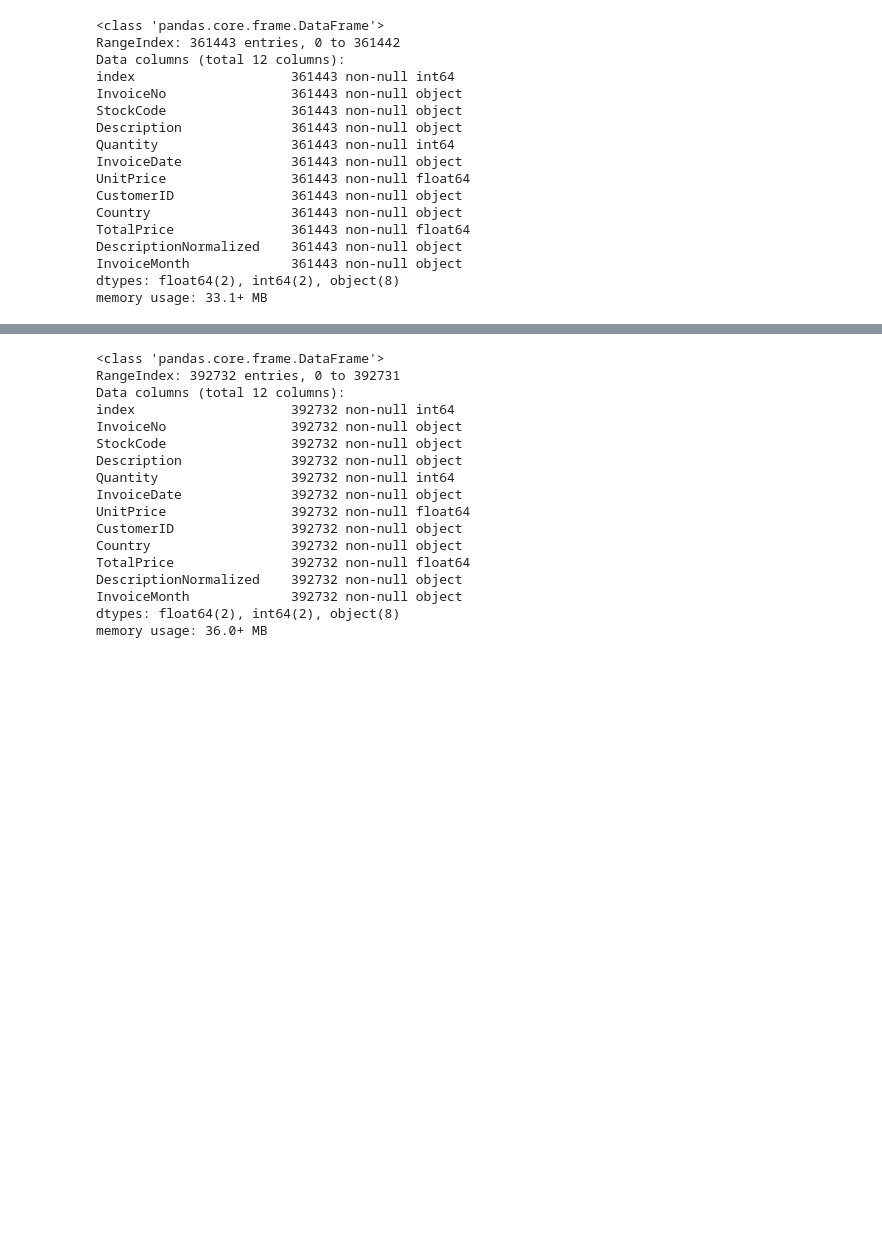
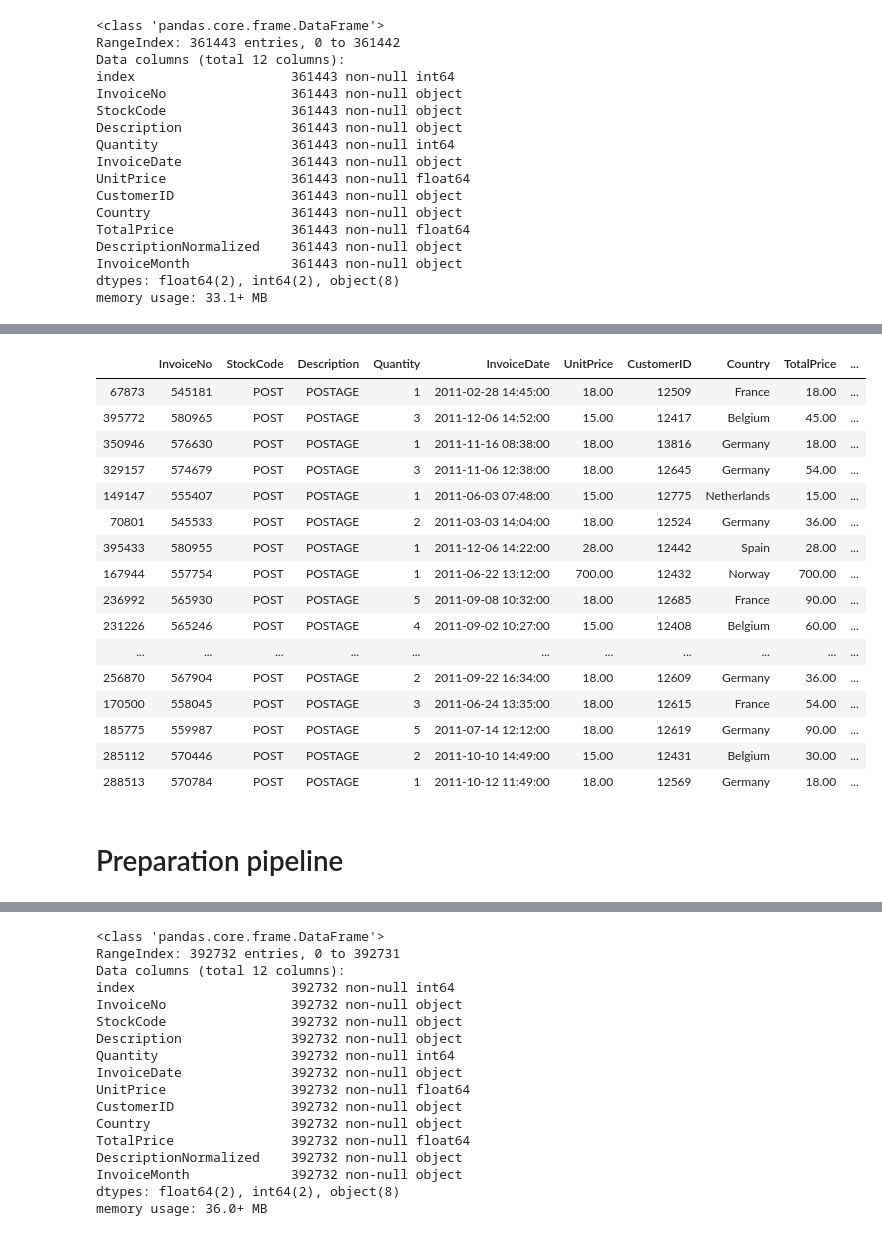
Before and after one commit to Severac/openclassrooms, a Jupyter notebook: PJ5/PJ5_modelisation.ipynb, the cells around one changed output, grey strips where cells are left out. Saved outputs shown, nothing was run; the diff lists cells and outputs as text; code cells hidden in the pictures; blank space fills up the shorter version.

```diff
--- a/PJ5/PJ5_modelisation.ipynb
+++ b/PJ5/PJ5_modelisation.ipynb
@@ -148,0 +262,23 @@ df_test_ori = df_test.copy(deep=True)
+# %%
+pd.set_option('display.max_rows', 200)
+df[df['StockCode'] == 'POST'].sample(200)
+# %% [output]
+|  | InvoiceNo | StockCode | Description | Quantity | InvoiceDate | UnitPrice | CustomerID | Country | TotalPrice | ... |
+| 67873 | 545181 | POST | POSTAGE | 1 | 2011-02-28 14:45:00 | 18.00 | 12509 | France | 18.00 | ... |
+| 395772 | 580965 | POST | POSTAGE | 3 | 2011-12-06 14:52:00 | 15.00 | 12417 | Belgium | 45.00 | ... |
+| 350946 | 576630 | POST | POSTAGE | 1 | 2011-11-16 08:38:00 | 18.00 | 13816 | Germany | 18.00 | ... |
+| 329157 | 574679 | POST | POSTAGE | 3 | 2011-11-06 12:38:00 | 18.00 | 12645 | Germany | 54.00 | ... |
+| 149147 | 555407 | POST | POSTAGE | 1 | 2011-06-03 07:48:00 | 15.00 | 12775 | Netherlands | 15.00 | ... |
+| 70801 | 545533 | POST | POSTAGE | 2 | 2011-03-03 14:04:00 | 18.00 | 12524 | Germany | 36.00 | ... |
+| 395433 | 580955 | POST | POSTAGE | 1 | 2011-12-06 14:22:00 | 28.00 | 12442 | Spain | 28.00 | ... |
+| 167944 | 557754 | POST | POSTAGE | 1 | 2011-06-22 13:12:00 | 700.00 | 12432 | Norway | 700.00 | ... |
+| 236992 | 565930 | POST | POSTAGE | 5 | 2011-09-08 10:32:00 | 18.00 | 12685 | France | 90.00 | ... |
+| 231226 | 565246 | POST | POSTAGE | 4 | 2011-09-02 10:27:00 | 15.00 | 12408 | Belgium | 60.00 | ... |
+| ... | ... | ... | ... | ... | ... | ... | ... | ... | ... | ... |
+| 256870 | 567904 | POST | POSTAGE | 2 | 2011-09-22 16:34:00 | 18.00 | 12609 | Germany | 36.00 | ... |
+| 170500 | 558045 | POST | POSTAGE | 3 | 2011-06-24 13:35:00 | 18.00 | 12615 | France | 54.00 | ... |
+| 185775 | 559987 | POST | POSTAGE | 5 | 2011-07-14 12:12:00 | 18.00 | 12619 | Germany | 90.00 | ... |
+| 285112 | 570446 | POST | POSTAGE | 2 | 2011-10-10 14:49:00 | 15.00 | 12431 | Belgium | 30.00 | ... |
+| 288513 | 570784 | POST | POSTAGE | 1 | 2011-10-12 11:49:00 | 18.00 | 12569 | Germany | 18.00 | ... |
+# %% [markdown]
+# Preparation pipeline
```
Also changed, not shown: parts of 56 cells of this notebook, 8 other files.
